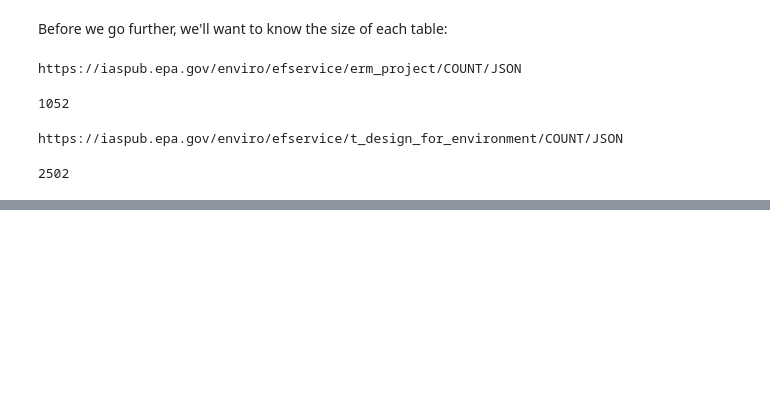
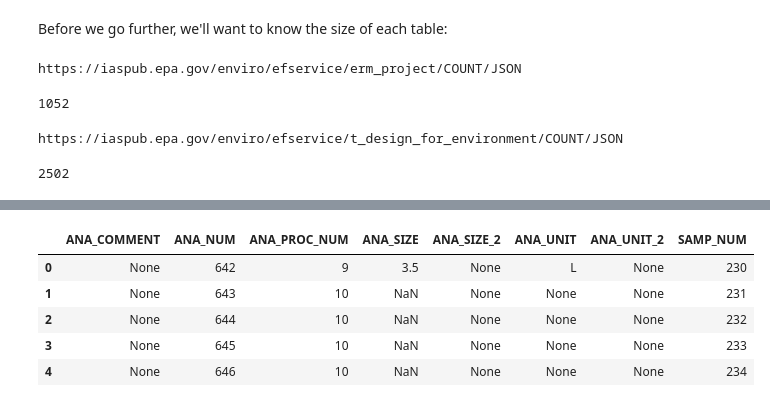
Before and after one commit to edgi-govdata-archiving/epa-quantitative, a Jupyter notebook: Guerilla Archiving RadNet data.ipynb, the cells around one changed output, grey strips where cells are left out. Cells and saved outputs as stored; diff of their text form; code cells hidden in the pictures; blank space fills up the shorter version.

```diff
--- a/Guerilla Archiving RadNet data.ipynb
+++ b/Guerilla Archiving RadNet data.ipynb
@@ -87,0 +131,5 @@ Presumably
+# %%
+%%time
+
+erm_analysis = table_data('ERM_ANALYSIS',0,10)
+print(len(erm_analysis),"rows retrieved")
@@ -87,0 +141,9 @@ Presumably
+# %%
+erm_analysis.head()
+# %% [output]
+|  | ANA_COMMENT | ANA_NUM | ANA_PROC_NUM | ANA_SIZE | ANA_SIZE_2 | ANA_UNIT | ANA_UNIT_2 | SAMP_NUM |
+| 0 | None | 642 | 9 | 3.5 | None | L | None | 230 |
+| 1 | None | 643 | 10 | NaN | None | None | None | 231 |
+| 2 | None | 644 | 10 | NaN | None | None | None | 232 |
+| 3 | None | 645 | 10 | NaN | None | None | None | 233 |
+| 4 | None | 646 | 10 | NaN | None | None | None | 234 |
```
Also changed, not shown: parts of 35 cells of this notebook, 1 other file.
